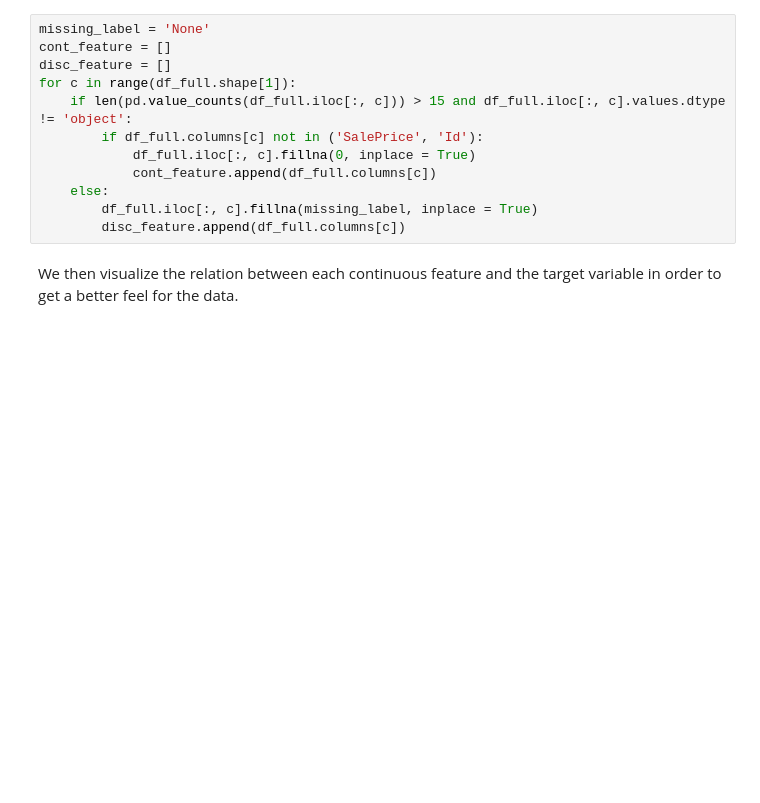
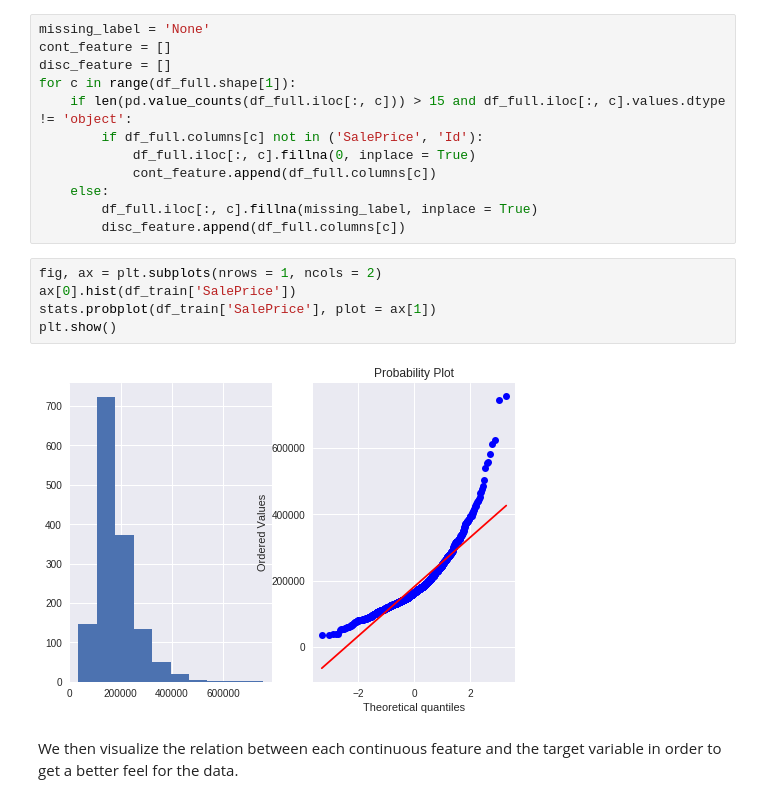
Before and after one commit to MMAesawy/Kaggle-Housing, a Jupyter notebook: analysis.ipynb, the cells around one changed output. Drawn from its saved outputs; the diff is of its cells as text; blank space fills up the shorter version.

```diff
--- a/analysis.ipynb
+++ b/analysis.ipynb
@@ -58,6 +59,13 @@ for c in range(df_full.shape[1]):
     else:
         df_full.iloc[:, c].fillna(missing_label, inplace = True)
         disc_feature.append(df_full.columns[c])
+# %%
+fig, ax = plt.subplots(nrows = 1, ncols = 2)
+ax[0].hist(df_train['SalePrice'])
+stats.probplot(df_train['SalePrice'], plot = ax[1])
+plt.show()
+# %% [output]
+[figure, added]
 # %% [markdown]
 We then visualize the relation between each continuous feature and the target variable in order to get a better feel for the data.
 # %%
```
Also changed, not shown: parts of 3 cells of this notebook.
